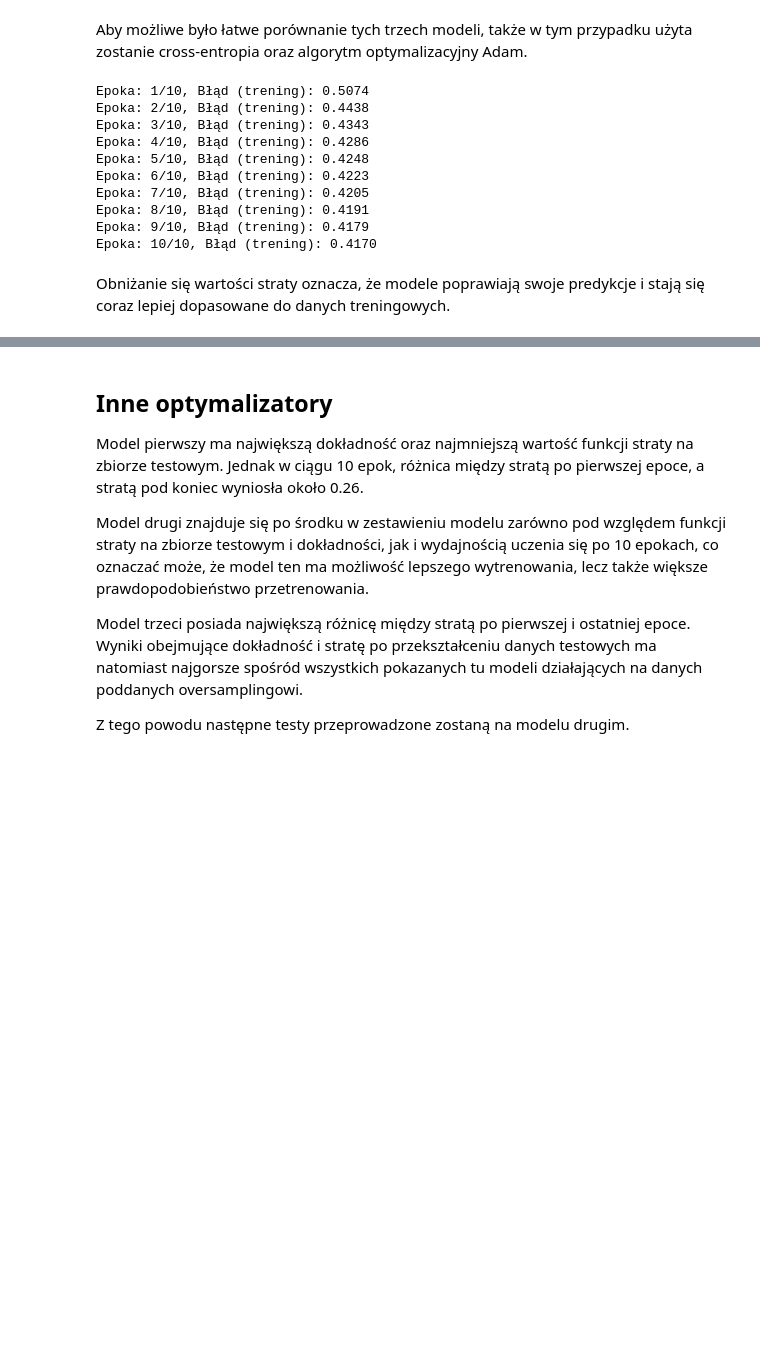
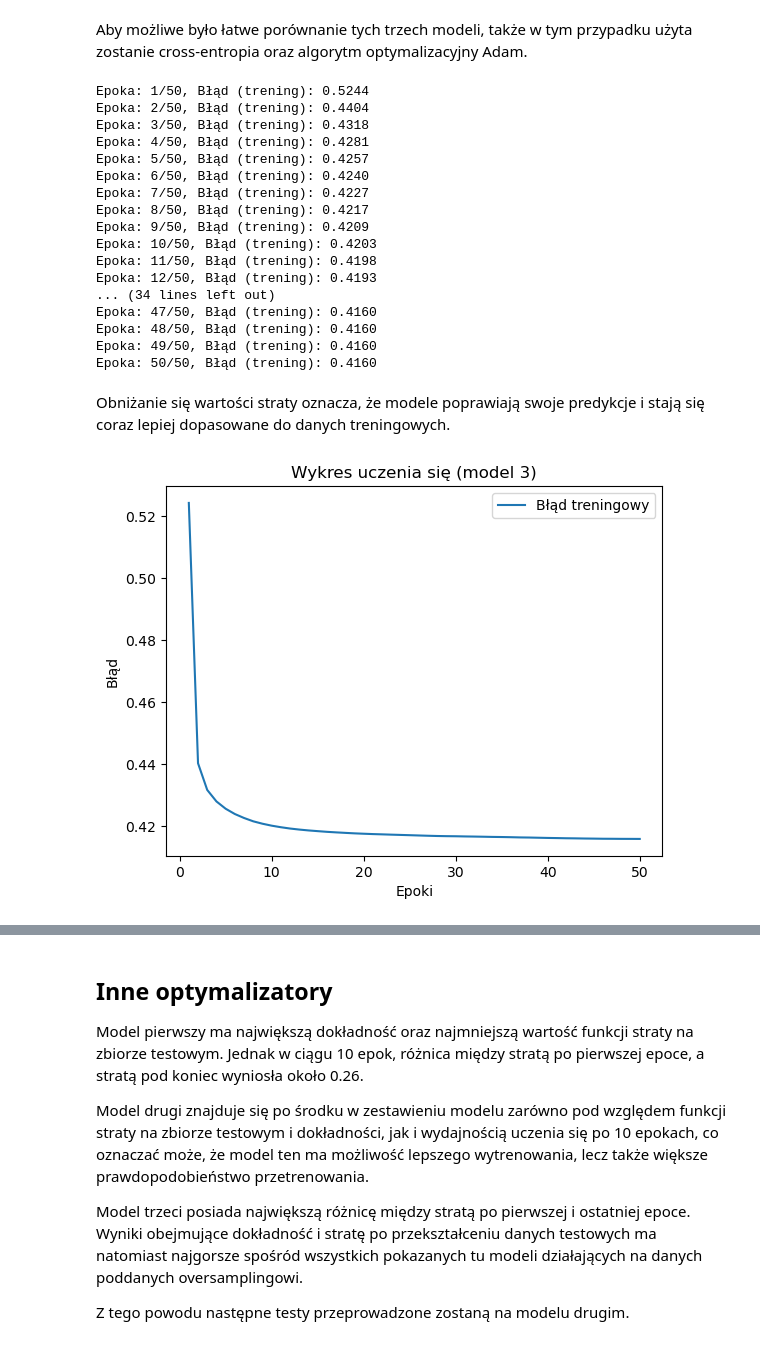
Before and after one commit to GWeronika/MachineLearningProjectSI, a Jupyter notebook: SI_project_smoking.ipynb, the cells around one changed output, grey strips where cells are left out. Drawn from its saved outputs; the diff is of its cells as text; code cells hidden in the pictures; blank space fills up the shorter version.

```diff
--- a/SI_project_smoking.ipynb
+++ b/SI_project_smoking.ipynb
@@ -831,6 +841,7 @@ Aby możliwe było łatwe porównanie tych trzech modeli, także w tym przypadku
 criterion = nn.BCELoss()
 optimizer = optim.Adam(model3.parameters(), lr=0.001)
 # %%
+train_losses = []
 for epoch in range(epochs):
     model3.train()
     train_loss = 0.0
@@ -843,20 +854,37 @@ for epoch in range(epochs):
         train_loss += loss.item() * inputs.size(0)
 
     train_loss /= len(train_dataloader_un.dataset)
+    train_losses.append(train_loss)
     print(f'Epoka: {epoch+1}/{epochs}, Błąd (trening): {train_loss:.4f}')
 # %% [output]
-Epoka: 1/10, Błąd (trening): 0.5074
-Epoka: 2/10, Błąd (trening): 0.4438
-Epoka: 3/10, Błąd (trening): 0.4343
-Epoka: 4/10, Błąd (trening): 0.4286
-Epoka: 5/10, Błąd (trening): 0.4248
-Epoka: 6/10, Błąd (trening): 0.4223
-Epoka: 7/10, Błąd (trening): 0.4205
-Epoka: 8/10, Błąd (trening): 0.4191
-Epoka: 9/10, Błąd (trening): 0.4179
-Epoka: 10/10, Błąd (trening): 0.4170
+Epoka: 1/50, Błąd (trening): 0.5244
+Epoka: 2/50, Błąd (trening): 0.4404
+Epoka: 3/50, Błąd (trening): 0.4318
+Epoka: 4/50, Błąd (trening): 0.4281
+Epoka: 5/50, Błąd (trening): 0.4257
+Epoka: 6/50, Błąd (trening): 0.4240
+Epoka: 7/50, Błąd (trening): 0.4227
+Epoka: 8/50, Błąd (trening): 0.4217
+Epoka: 9/50, Błąd (trening): 0.4209
+Epoka: 10/50, Błąd (trening): 0.4203
+Epoka: 11/50, Błąd (trening): 0.4198
+Epoka: 12/50, Błąd (trening): 0.4193
+... (34 lines left out)
+Epoka: 47/50, Błąd (trening): 0.4160
+Epoka: 48/50, Błąd (trening): 0.4160
+Epoka: 49/50, Błąd (trening): 0.4160
+Epoka: 50/50, Błąd (trening): 0.4160
 # %% [markdown]
 Obniżanie się wartości straty oznacza, że modele poprawiają swoje predykcje i stają się coraz lepiej dopasowane do danych treningowych.
+# %%
+plt.plot(range(1, epochs+1), train_losses, label='Błąd treningowy')
+plt.xlabel('Epoki')
+plt.ylabel('Błąd')
+plt.title('Wykres uczenia się (model 3)')
+plt.legend()
+plt.show()
+# %% [output]
+[figure, added]
 # %%
 model3.eval()
 test_loss = 0.0
```
Also changed, not shown: parts of 37 cells of this notebook.
